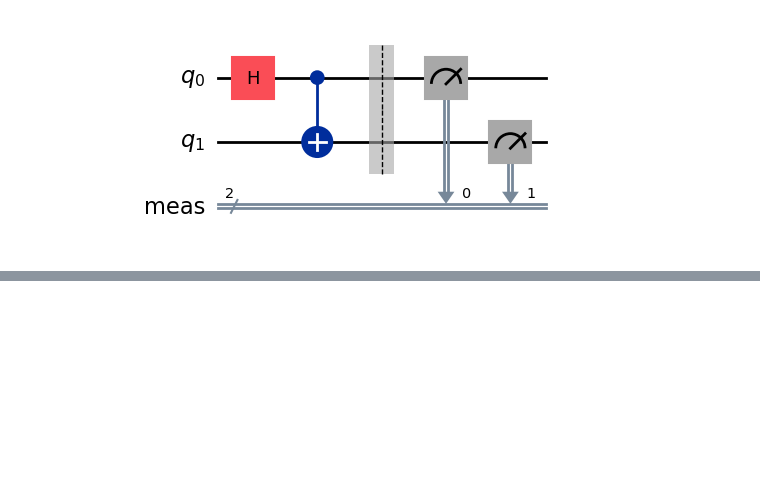
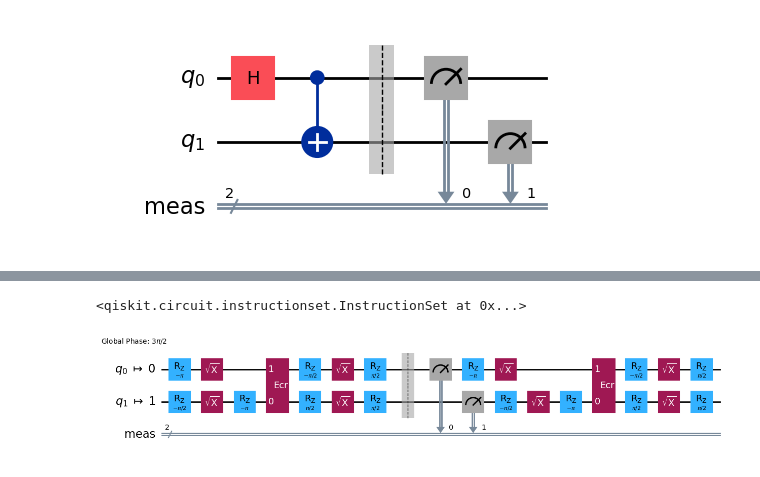
Before and after one commit to rndaorg/quantum-notebooks, a Jupyter notebook: qiskit/circuits_basic.ipynb, the cells around one changed output, grey strips where cells are left out. Saved outputs shown, nothing was run; the diff lists cells and outputs as text; code cells hidden in the pictures; blank space fills up the shorter version.

Commit message:
Implement circuit transpilation

```diff
--- a/qiskit/circuits_basic.ipynb
+++ b/qiskit/circuits_basic.ipynb
@@ -14,0 +23,20 @@ circuit.draw('mpl')
+# %%
+qubits = QuantumRegister(2, name="q")
+circuit = QuantumCircuit(qubits)
+# %%
+q0, q1 = qubits
+circuit.h(q0)
+circuit.cx(q0, q1)
+# %% [output]
+<qiskit.circuit.instructionset.InstructionSet at 0x...>
+# %%
+service = QiskitRuntimeService(channel="ibm_quantum", # ibm_cloud
+                               token = "token")
+# %%
+backend = service.backend("ibm_brisbane")
+pass_manager = generate_preset_pass_manager(1, backend=backend)
+transpiled = pass_manager.run(circuit)
+# %%
+transpiled.draw("mpl", idle_wires=False)
+# %% [output]
+[figure, added]
```
Also changed, not shown: parts of 3 cells of this notebook.
